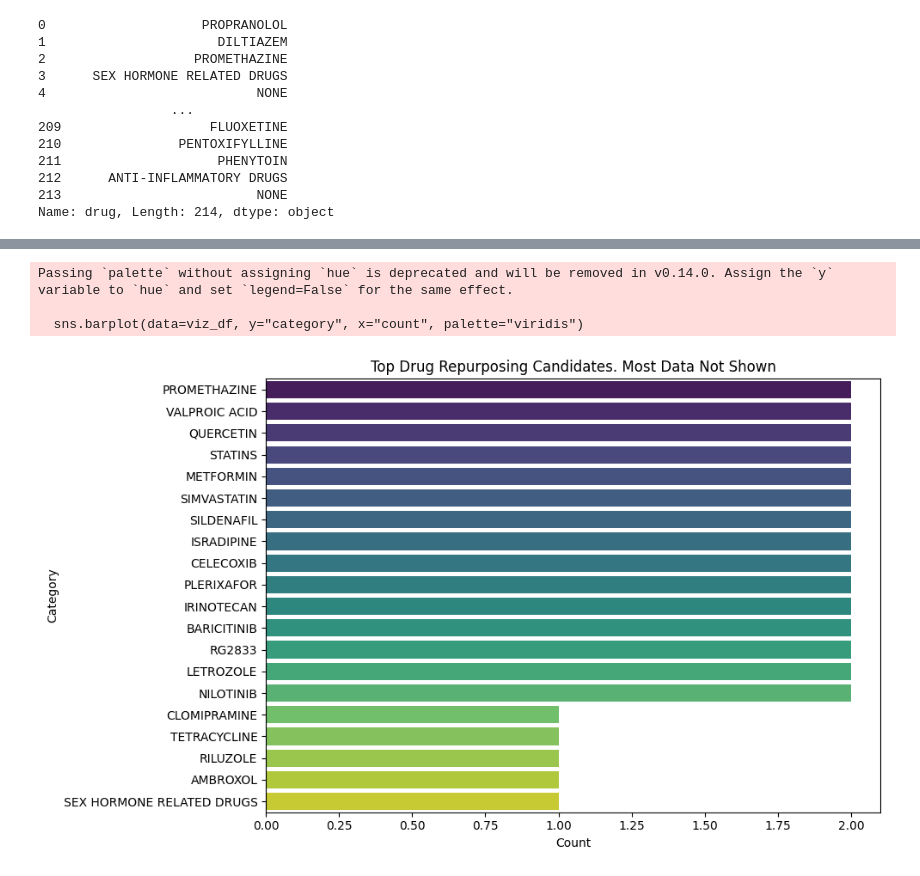
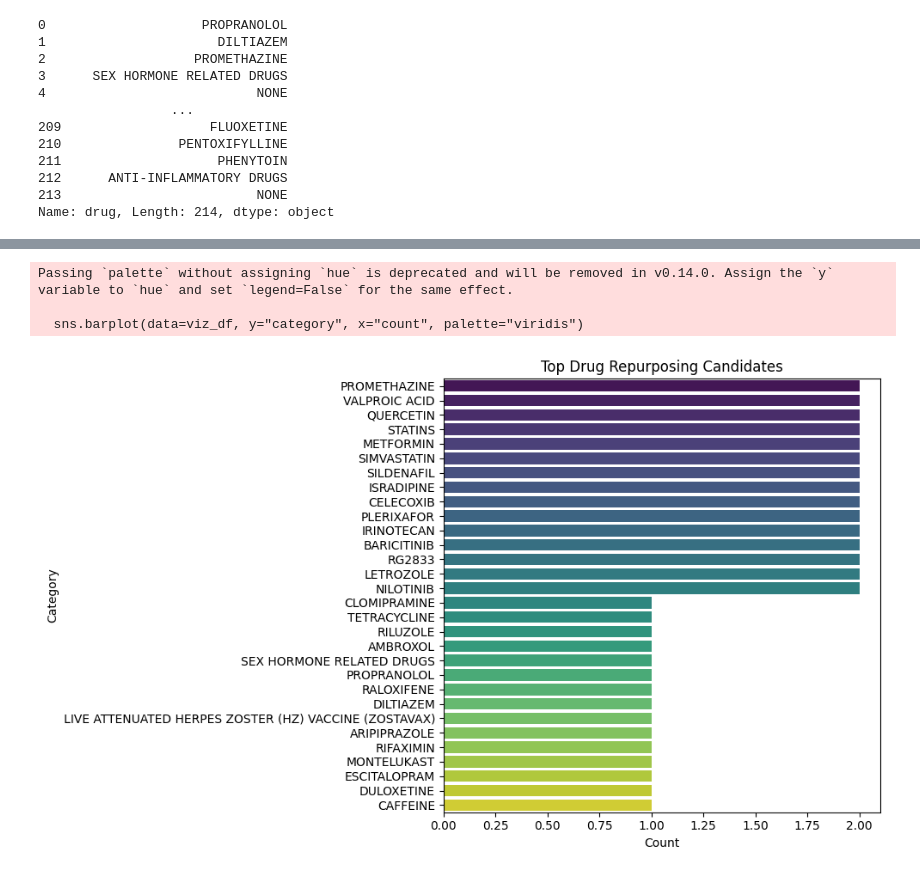
Before and after one commit to suchitbhayani/AI-drug-discovery, a Jupyter notebook: viz/eda.ipynb, the cells around one changed output, grey strips where cells are left out. Drawn from its saved outputs; the diff is of its cells as text; code cells hidden in the pictures.

```diff
--- a/viz/eda.ipynb
+++ b/viz/eda.ipynb
@@ -45,7 +91,7 @@ def plot_top_categories(series, top_n=20, title="Distribution"):
     # Plot horizontal bar chart
     plt.figure(figsize=(10, 6))
     sns.barplot(data=viz_df, y="category", x="count", palette="viridis")
-    plt.title(f"{title}. Most Data Not Shown")
+    plt.title(f"{title}")
     plt.xlabel("Count")
     plt.ylabel("Category")
     plt.tight_layout()
@@ -85,7 +171,7 @@ Name: drug, Length: 214, dtype: object
 # %%
-plot_top_categories(drug_candidates_df['drug'], title='Top Drug Repurposing Candidates')
+plot_top_categories(drug_candidates_df['drug'], title='Top Drug Repurposing Candidates', top_n=30)
 # %% [output]
 Passing `palette` without assigning `hue` is deprecated and will be removed in v0.14.0. Assign the `y` variable to `hue` and set `legend=False` for the same effect.
 
   sns.barplot(data=viz_df, y="category", x="count", palette="viridis")
-[figure, old version]
+[figure, new version]
```
Also changed, not shown: parts of 9 cells of this notebook.
